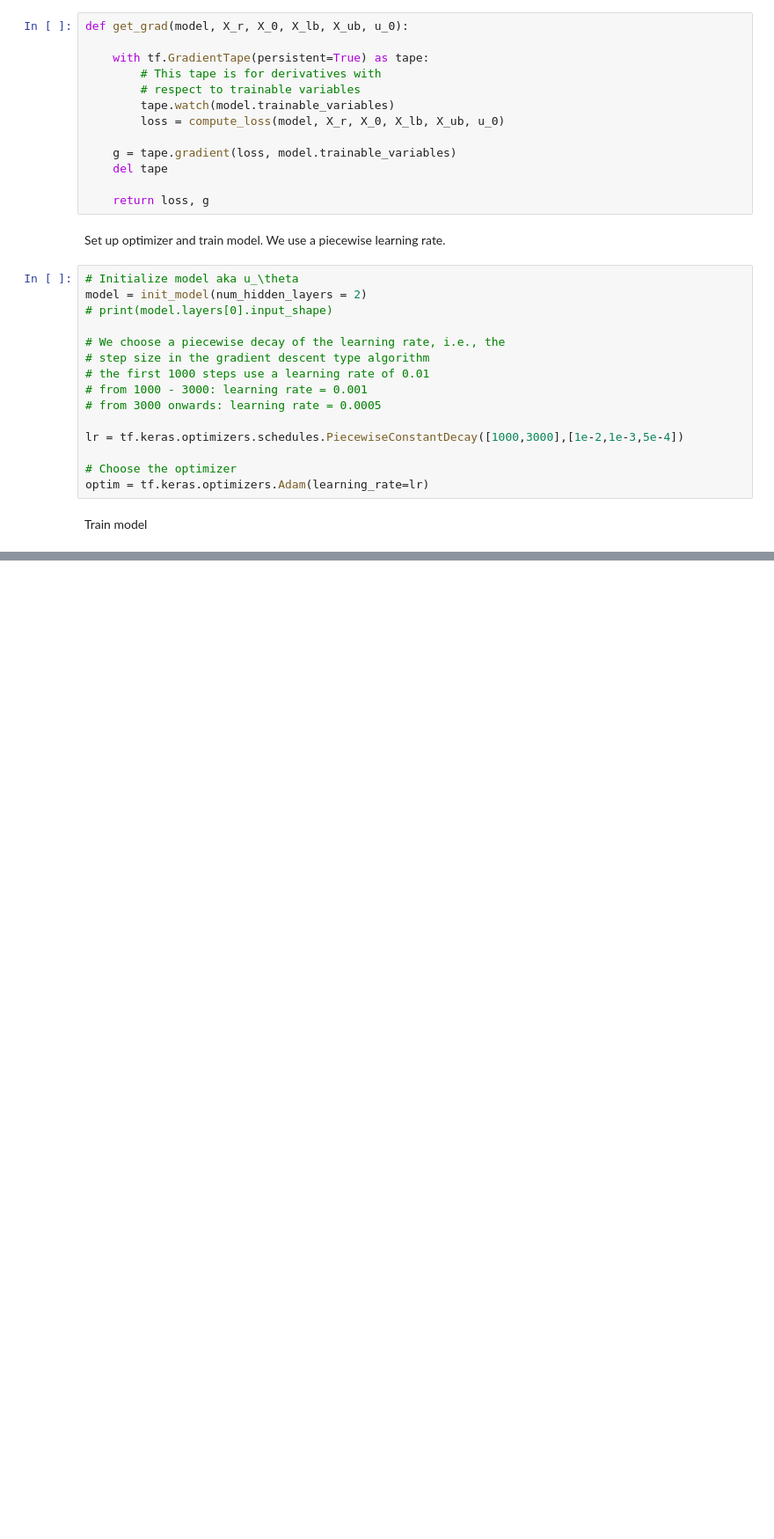
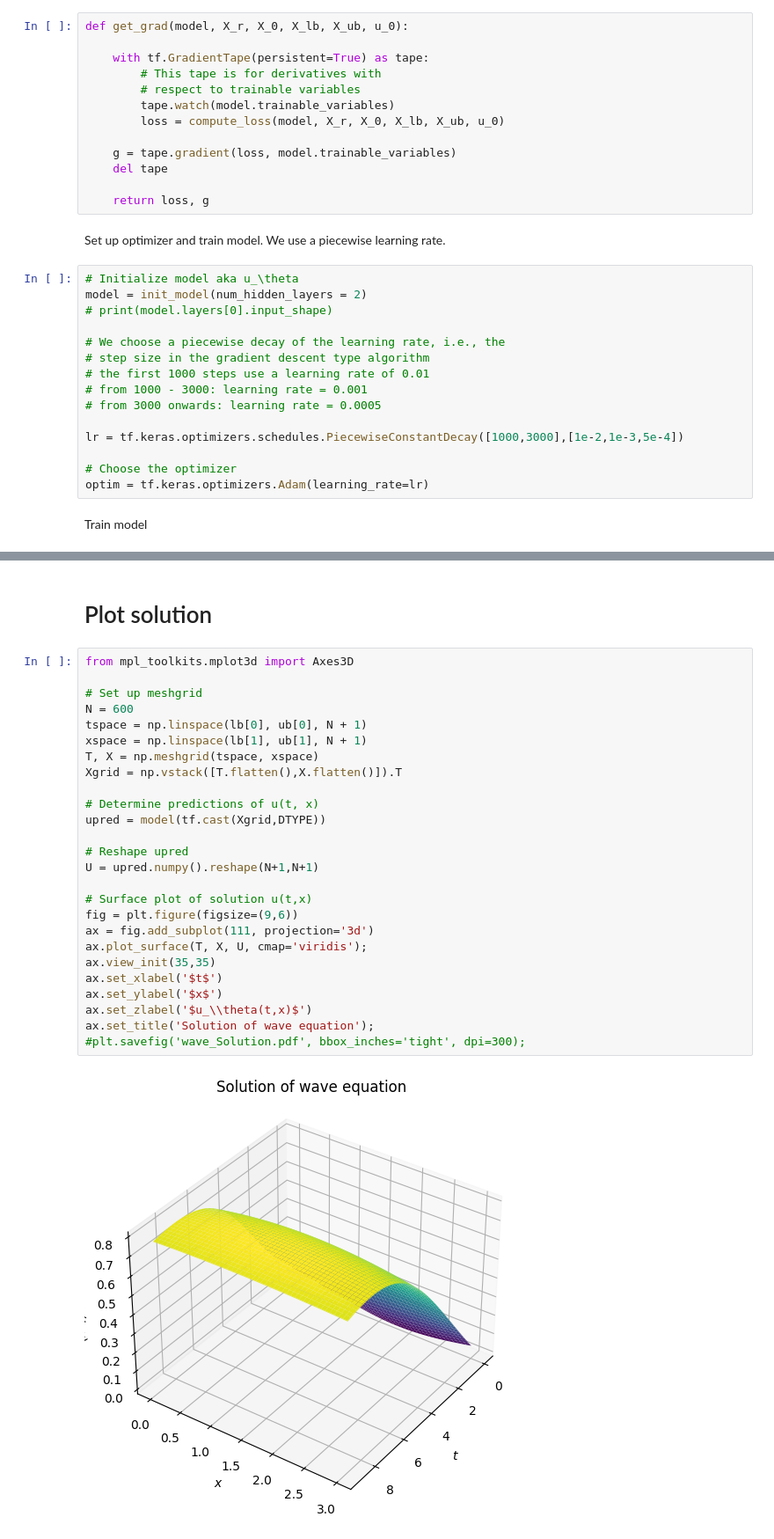
Before and after one commit to yajuna/tensorflow_pde, a Jupyter notebook: Simple_PDE_with_tensorflow.ipynb, the cells around one changed output, grey strips where cells are left out. Shown at 88% size. Saved outputs shown, nothing was run; the diff lists cells and outputs as text; blank space fills up the shorter version.

```diff
--- a/Simple_PDE_with_tensorflow.ipynb
+++ b/Simple_PDE_with_tensorflow.ipynb
@@ -337,0 +350,30 @@ print('\nComputation time: {} seconds'.format(time()-t0))
+# %% [markdown]
+# Plot solution
+# %%
+from mpl_toolkits.mplot3d import Axes3D
+
+# Set up meshgrid
+N = 600
+tspace = np.linspace(lb[0], ub[0], N + 1)
+xspace = np.linspace(lb[1], ub[1], N + 1)
+T, X = np.meshgrid(tspace, xspace)
+Xgrid = np.vstack([T.flatten(),X.flatten()]).T
+
+# Determine predictions of u(t, x)
+upred = model(tf.cast(Xgrid,DTYPE))
+
+# Reshape upred
+U = upred.numpy().reshape(N+1,N+1)
+
+# Surface plot of solution u(t,x)
+fig = plt.figure(figsize=(9,6))
+ax = fig.add_subplot(111, projection='3d')
+ax.plot_surface(T, X, U, cmap='viridis');
+ax.view_init(35,35)
+ax.set_xlabel('$t$')
+ax.set_ylabel('$x$')
+ax.set_zlabel('$u_\\theta(t,x)$')
+ax.set_title('Solution of wave equation');
+#plt.savefig('wave_Solution.pdf', bbox_inches='tight', dpi=300);
+# %% [output]
+[figure, added]
```
Also changed, not shown: parts of 7 cells of this notebook.
